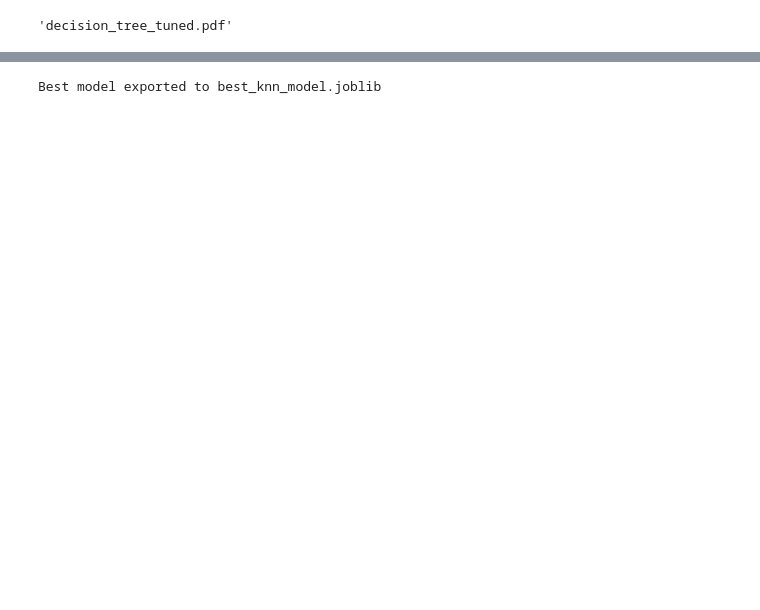
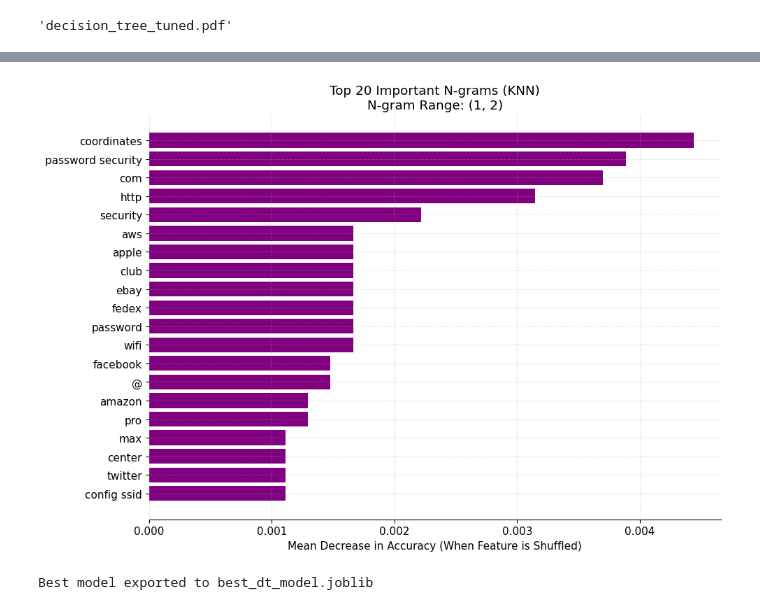
Before and after one commit to woshkrylle/NFCDataAPI, a Jupyter notebook: ModelTraining-1.ipynb, the cells around one changed output, grey strips where cells are left out. Cells and saved outputs as stored; diff of their text form; code cells hidden in the pictures; blank space fills up the shorter version.

```diff
--- a/ModelTraining-1.ipynb
+++ b/ModelTraining-1.ipynb
@@ -397,14 +386,12 @@ from sklearn.neighbors import KNeighborsClassifier
 from sklearn.decomposition import TruncatedSVD
 from sklearn.pipeline import Pipeline
 
-svd = TruncatedSVD(n_components=10, random_state=42)
-X_resampled_svd = svd.fit_transform(X_resampled)  # fit on resampled train
-X_test_svd      = svd.transform(X_test_vec)        # transform test
+clf_knn = KNeighborsClassifier(n_neighbors=10)
+clf_knn.fit(X_resampled, y_resampled) # Pass raw resampled data here
 
-clf_knn = KNeighborsClassifier(n_neighbors=10)
-clf_knn.fit(X_resampled_svd, y_resampled)
+# Use the vectorized test data directly
+y_pred_knn = clf_knn.predict(X_test_vec)
 
-y_pred_knn = clf_knn.predict(X_test_svd)
 print("=== K-Nearest Neighbors ===")
 print(classification_report(y_test, y_pred_knn))
 
@@ -419,7 +406,6 @@ clf_pipeline_knn = Pipeline([
         preprocessor=preprocess_text,
         stop_words='english'
     )),
-    ("svd", TruncatedSVD(n_components=10, random_state=42)),
     ("clf", KNeighborsClassifier(n_neighbors=10))
 ])
 # %% [output]
@@ -588,11 +517,10 @@ plt.show()
 # %%
 param_grid_knn = {
-    "svd__n_components": [10,13,15],  # all must be < 53
-    "clf__n_neighbors": [7,8,9,10],
+    "clf__n_neighbors": [2,3,4,5],
     "clf__weights": ["uniform", "distance"],
     "clf__metric": ["euclidean", "manhattan"],
     "count_vectorizer__ngram_range": [(1,2), (2,3), (3,4)],
-    "count_vectorizer__max_features": [1750,2000,2250]
+    "count_vectorizer__max_features": [1250,1500,1750]
 
 }
 
@@ -714,16 +710,62 @@ graph.render("decision_tree_tuned", format="pdf", view=True)
+# %%
+from sklearn.inspection import permutation_importance
+import matplotlib.pyplot as plt
+import numpy as np
+
+best_pipeline = grid_knn.best_estimator_
+vectorizer = best_pipeline.named_steps['count_vectorizer']
+feature_names = vectorizer.get_feature_names_out()
+ngram_range = vectorizer.ngram_range
+
+X_test_transformed = best_pipeline[:-1].transform(X_test).toarray()
+y_test_subset = y_test
+
+clf_knn = best_pipeline.named_steps['clf']
+
+perm_result = permutation_importance(
+    clf_knn,
+    X_test_transformed,
+    y_test_subset,
+    scoring="accuracy",
+    n_repeats=3,
+    random_state=42,
+    n_jobs=-1
+)
+
+sorted_idx = np.argsort(perm_result.importances_mean)[::-1]
+top_n = 20
+top_idx = sorted_idx[:top_n]
+
+plt.figure(figsize=(10, 7))
+plt.barh(
+    range(top_n),
+    perm_result.importances_mean[top_idx][::-1],
+    xerr= None,
+    color='purple',
+    align='center'
+)
+plt.yticks(range(top_n), feature_names[top_idx][::-1])
+plt.xlabel("Mean Decrease in Accuracy (When Feature is Shuffled)")
+plt.title(f"Top {top_n} Important N-grams (KNN)\nN-gram Range: {ngram_range}")
+plt.tight_layout()
+plt.savefig('knn_permutation_importance.png', dpi=300, bbox_inches='tight')
+plt.savefig('knn_permutation_importance.pdf', bbox_inches='tight')
+plt.show()
+# %% [output]
+[figure, added]
 # %%
 import joblib
 
 # The best performing model was the KNN model based on the GridSearchCV results.
-best_model_to_export = grid_knn.best_estimator_
+best_model_to_export = grid_search.best_estimator_
 
 # Define the filename for the exported model
-model_filename = 'best_knn_model.joblib'
+model_filename = 'best_dt_model.joblib'
 
 # Export the model
 joblib.dump(best_model_to_export, model_filename)
 
 print(f"Best model exported to {model_filename}")
 # %% [output]
-Best model exported to best_knn_model.joblib
+Best model exported to best_dt_model.joblib
 # %%
```
Also changed, not shown: parts of 17 cells of this notebook, 28 other files.
